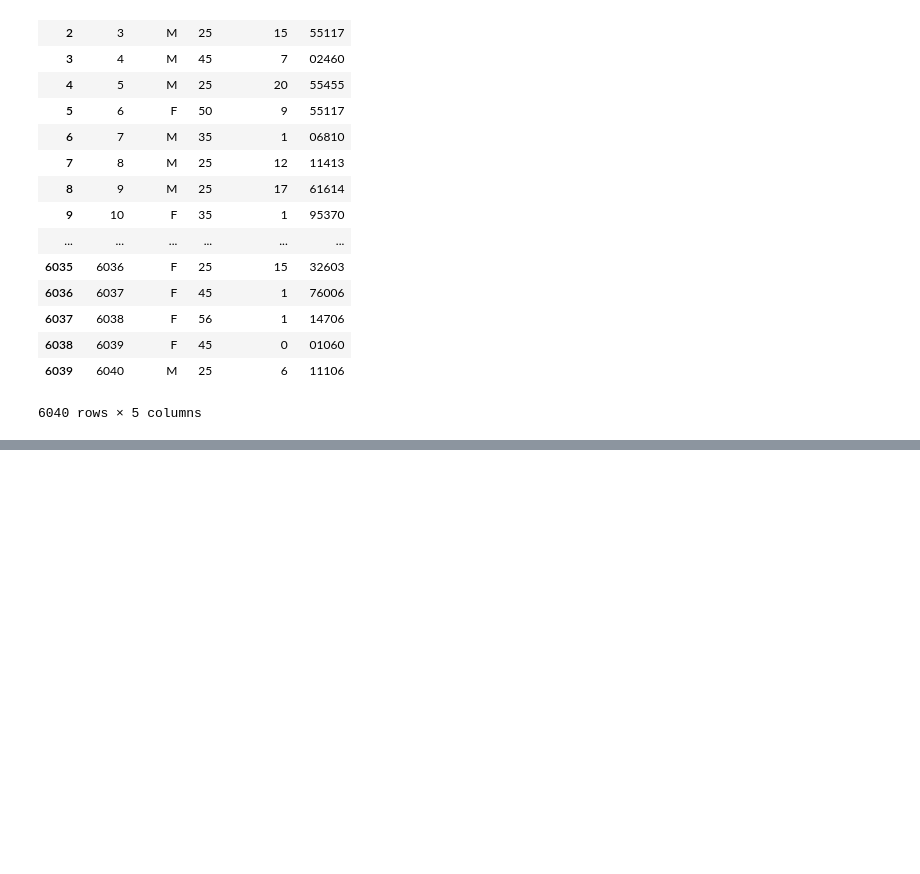
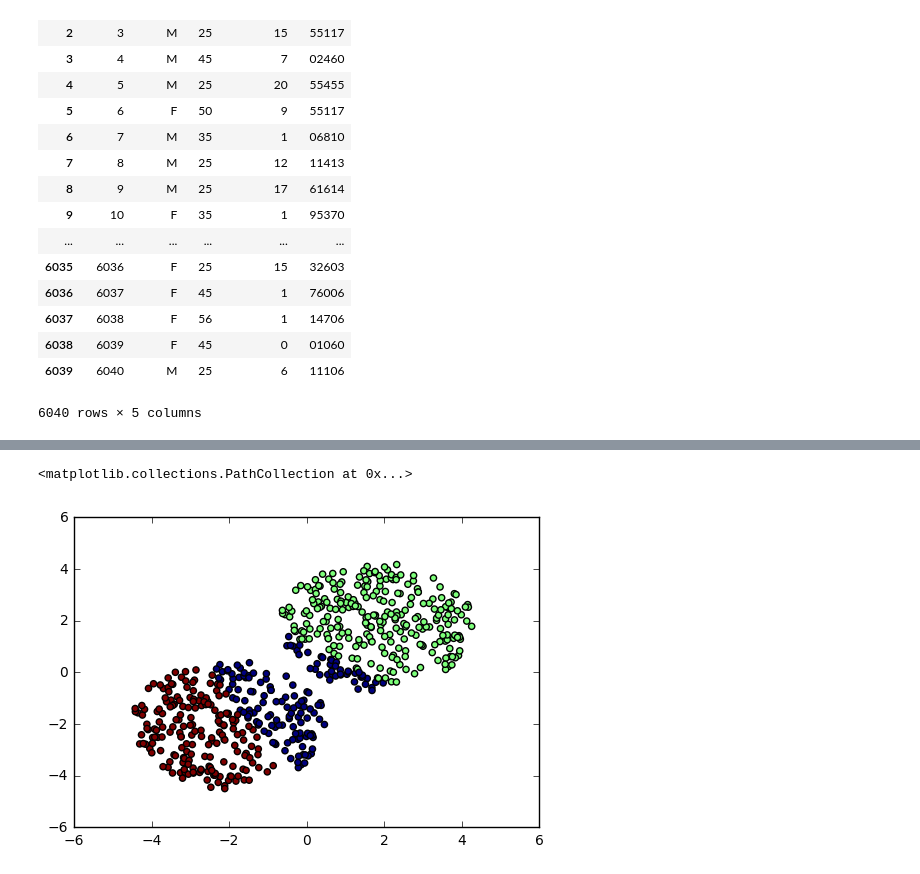
Before and after one commit to pratikkamle/Data-Science, a Jupyter notebook: Day2/suna.ipynb, the cells around one changed output, grey strips where cells are left out. Saved outputs shown, nothing was run; the diff lists cells and outputs as text; code cells hidden in the pictures; blank space fills up the shorter version.

```diff
--- a/Day2/suna.ipynb
+++ b/Day2/suna.ipynb
@@ -187,0 +349,6 @@ df
+# %%
+clusterss.fit(suna)
+plt.scatter(suna['k1'],suna['k2'], c=clusterss.labels_.astype(np.float))
+# %% [output]
+<matplotlib.collections.PathCollection at 0x...>
+[figure, added]
```
Also changed, not shown: parts of 24 cells of this notebook.
